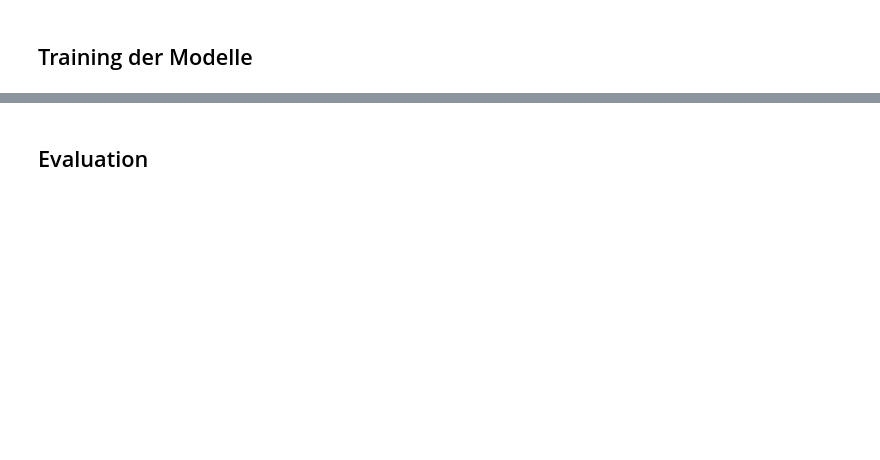
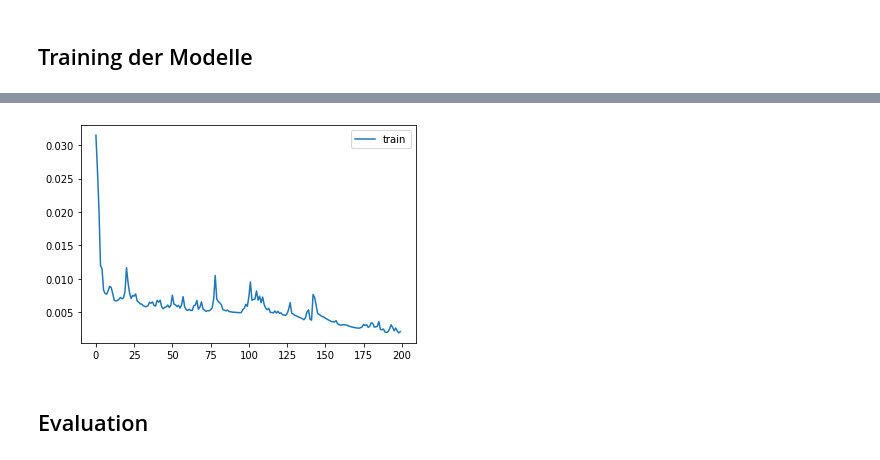
Before and after one commit to maggi71/ml-corona, a Jupyter notebook: models/neural_network.ipynb, the cells around one changed output, grey strips where cells are left out. Saved outputs shown, nothing was run; the diff lists cells and outputs as text; code cells hidden in the pictures; blank space fills up the shorter version.

Commit message:
Implement LSTM network

```diff
--- a/models/neural_network.ipynb
+++ b/models/neural_network.ipynb
@@ -89,0 +116,3 @@ print(test_transformed.shape)
+# %%
+# Drop columns 0 to 9 as we just want to predict feature #10 (= cases)
+y_train = y_train[:, -1]
@@ -90,6 +138,19 @@ print(test_transformed.shape)
+# %%
+# Reshape data to fit into the LSTM model (dimension must be [samples, time steps, features])
+X_train_lstm = X_train.reshape((X_train.shape[0], n_input_timestamps, n_features_per_timestamp))
+y_train_lstm = y_train.reshape((y_train.shape[0], 1))
+
+X_test_lstm = X_test.reshape((X_test.shape[0], n_input_timestamps, n_features_per_timestamp))
+y_test_lstm = y_test.reshape((y_test.shape[0], 1))
 # %% [markdown]
 ## Modelle
 # %% [markdown]
 ### Convolutional Neuronal Network (CNN)
 # %% [markdown]
 ### Recurrent Neural Network (mit LSTM)
+# %%
+model_lstm = Sequential()
+model_lstm.add(LSTM(100, input_shape=(X_train_lstm.shape[1], X_train_lstm.shape[2])))
+model_lstm.add(Dense(1, activation='relu'))
+
+model_lstm.compile(loss='mean_squared_error', optimizer='adam')
@@ -97,0 +181,3 @@ print(test_transformed.shape)
+# %%
+# Train LSTM model
+history_lstm = model_lstm.fit(X_train_lstm, y_train_lstm, epochs=300, batch_size=32, shuffle=False)
@@ -98,2 +202,9 @@ print(test_transformed.shape)
+# %%
+# Plot history
+pyplot.plot(history_lstm.history['loss'], label='train')
+pyplot.legend()
+pyplot.show()
+# %% [output]
+[figure, added]
 # %% [markdown]
 ## Evaluation
```
Also changed, not shown: parts of 17 cells of this notebook.
